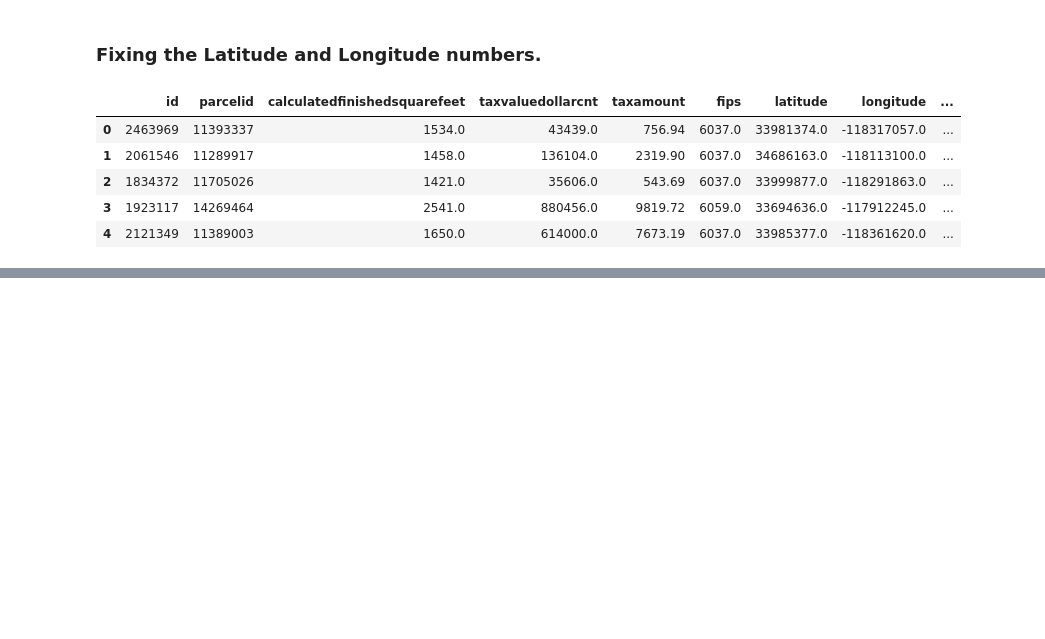
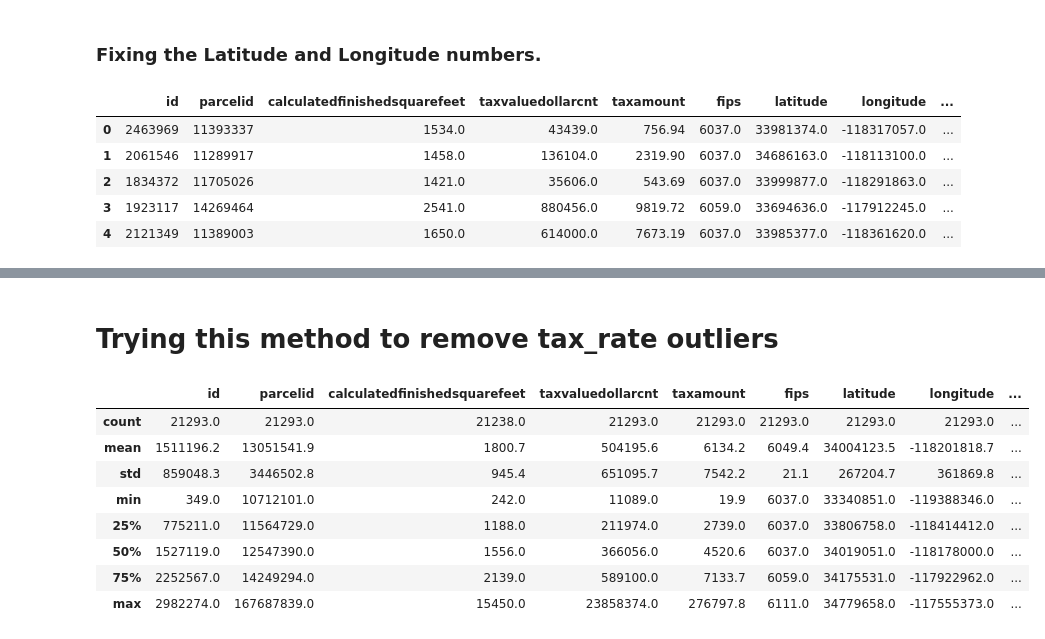
Before and after one commit to AAranda10/regression_project, a Jupyter notebook: explore.ipynb, the cells around one changed output, grey strips where cells are left out. Saved outputs shown, nothing was run; the diff lists cells and outputs as text; code cells hidden in the pictures; blank space fills up the shorter version.

```diff
--- a/explore.ipynb
+++ b/explore.ipynb
@@ -359,0 +284,2 @@ tax_df.head()
+# %% [markdown]
+# Trying this method to remove tax_rate outliers
@@ -359,0 +289,12 @@ tax_df.head()
+# %%
+tax_df.describe().round(1)
+# %% [output]
+|  | id | parcelid | calculatedfinishedsquarefeet | taxvaluedollarcnt | taxamount | fips | latitude | longitude | ... |
+| count | 21293.0 | 21293.0 | 21238.0 | 21293.0 | 21293.0 | 21293.0 | 21293.0 | 21293.0 | ... |
+| mean | 1511196.2 | 13051541.9 | 1800.7 | 504195.6 | 6134.2 | 6049.4 | 34004123.5 | -118201818.7 | ... |
+| std | 859048.3 | 3446502.8 | 945.4 | 651095.7 | 7542.2 | 21.1 | 267204.7 | 361869.8 | ... |
+| min | 349.0 | 10712101.0 | 242.0 | 11089.0 | 19.9 | 6037.0 | 33340851.0 | -119388346.0 | ... |
+| 25% | 775211.0 | 11564729.0 | 1188.0 | 211974.0 | 2739.0 | 6037.0 | 33806758.0 | -118414412.0 | ... |
+| 50% | 1527119.0 | 12547390.0 | 1556.0 | 366056.0 | 4520.6 | 6037.0 | 34019051.0 | -118178000.0 | ... |
+| 75% | 2252567.0 | 14249294.0 | 2139.0 | 589100.0 | 7133.7 | 6059.0 | 34175531.0 | -117922962.0 | ... |
+| max | 2982274.0 | 167687839.0 | 15450.0 | 23858374.0 | 276797.8 | 6111.0 | 34779658.0 | -117555373.0 | ... |
```
Also changed, not shown: parts of 36 cells of this notebook.
